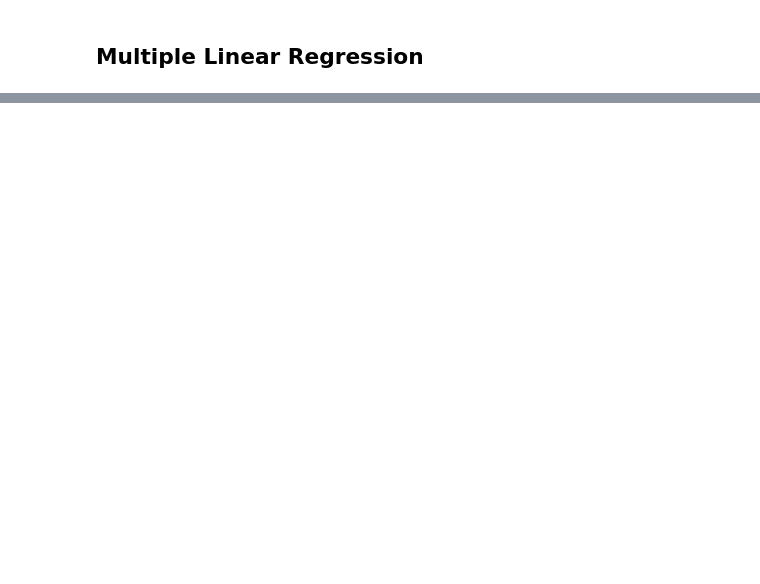
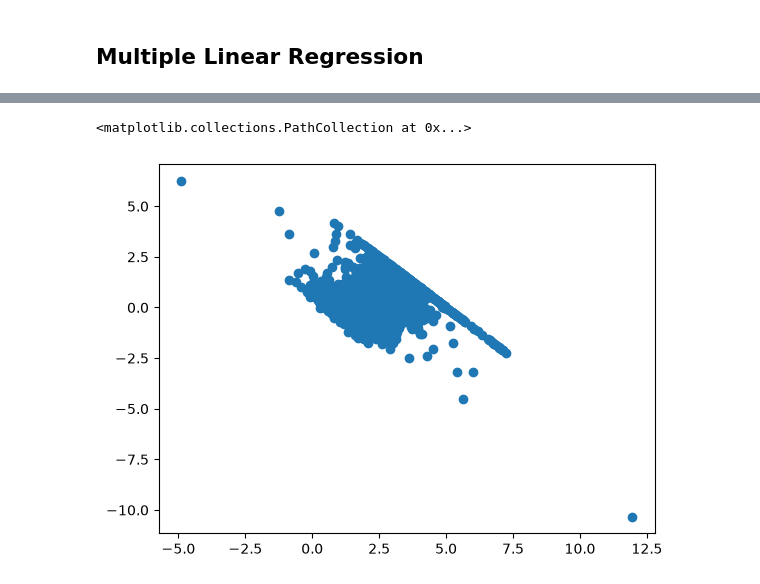
Before and after one commit to Sareen76/Python-AI-ML-With_Hands-On_Projects, a Jupyter notebook: 29-PracticalProjectwithLifeCycleOfMLProject/MultipleLinearRegressionModelProject.ipynb, the cells around one changed output, grey strips where cells are left out. Cells and saved outputs as stored; diff of their text form; code cells hidden in the pictures; blank space fills up the shorter version.

```diff
--- a/29-PracticalProjectwithLifeCycleOfMLProject/MultipleLinearRegressionModelProject.ipynb
+++ b/29-PracticalProjectwithLifeCycleOfMLProject/MultipleLinearRegressionModelProject.ipynb
@@ -33,0 +227,5 @@ OSError: The SHA256 checksum of cal_housing.tgz (adcf2caf6ed2e771bbb0f97d293b573
+# %%
+plt.scatter(y_pred, resduals)
+# %% [output]
+<matplotlib.collections.PathCollection at 0x...>
+[figure, added]
```
Also changed, not shown: parts of 40 cells of this notebook, 18 other files.
